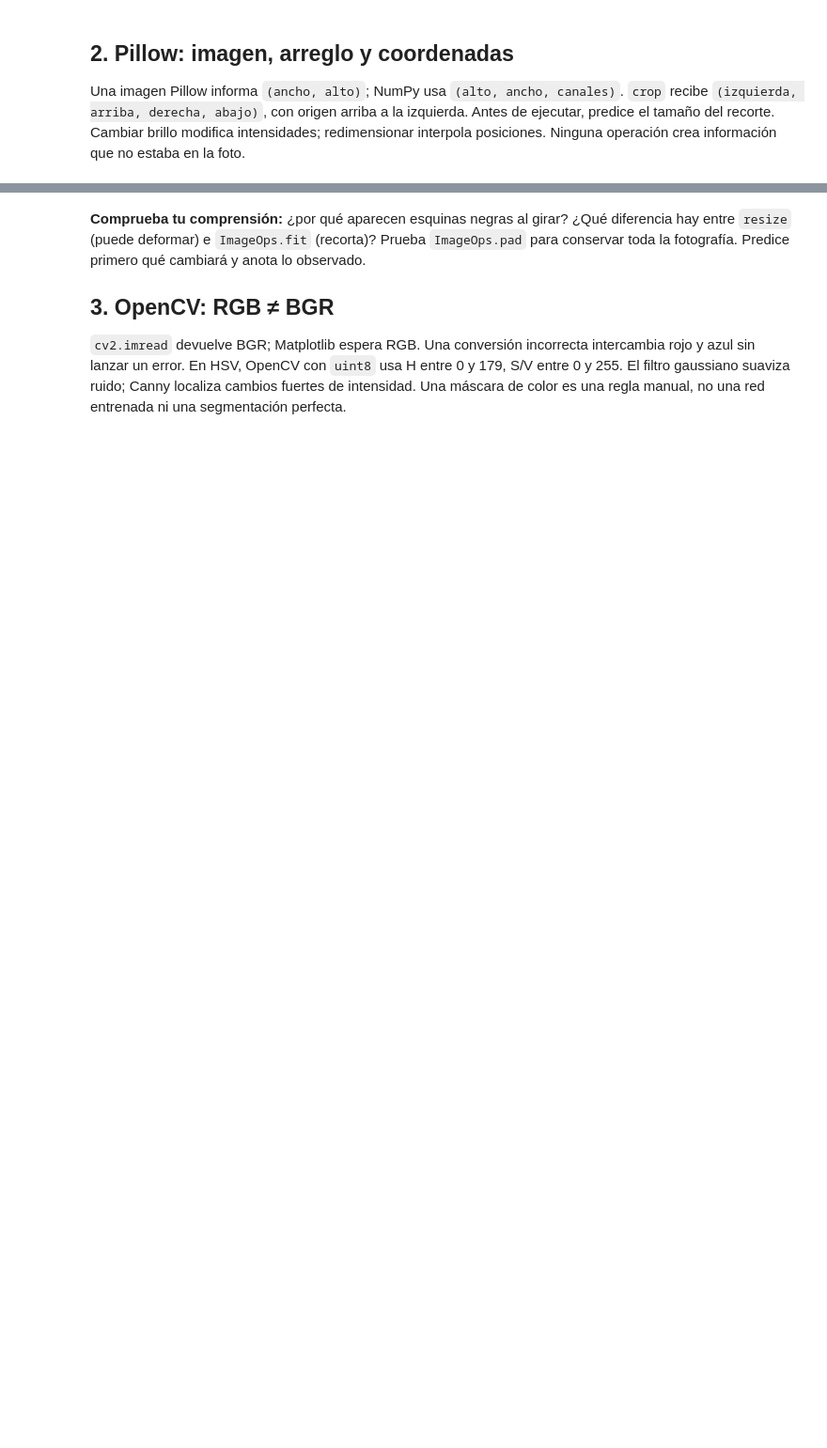
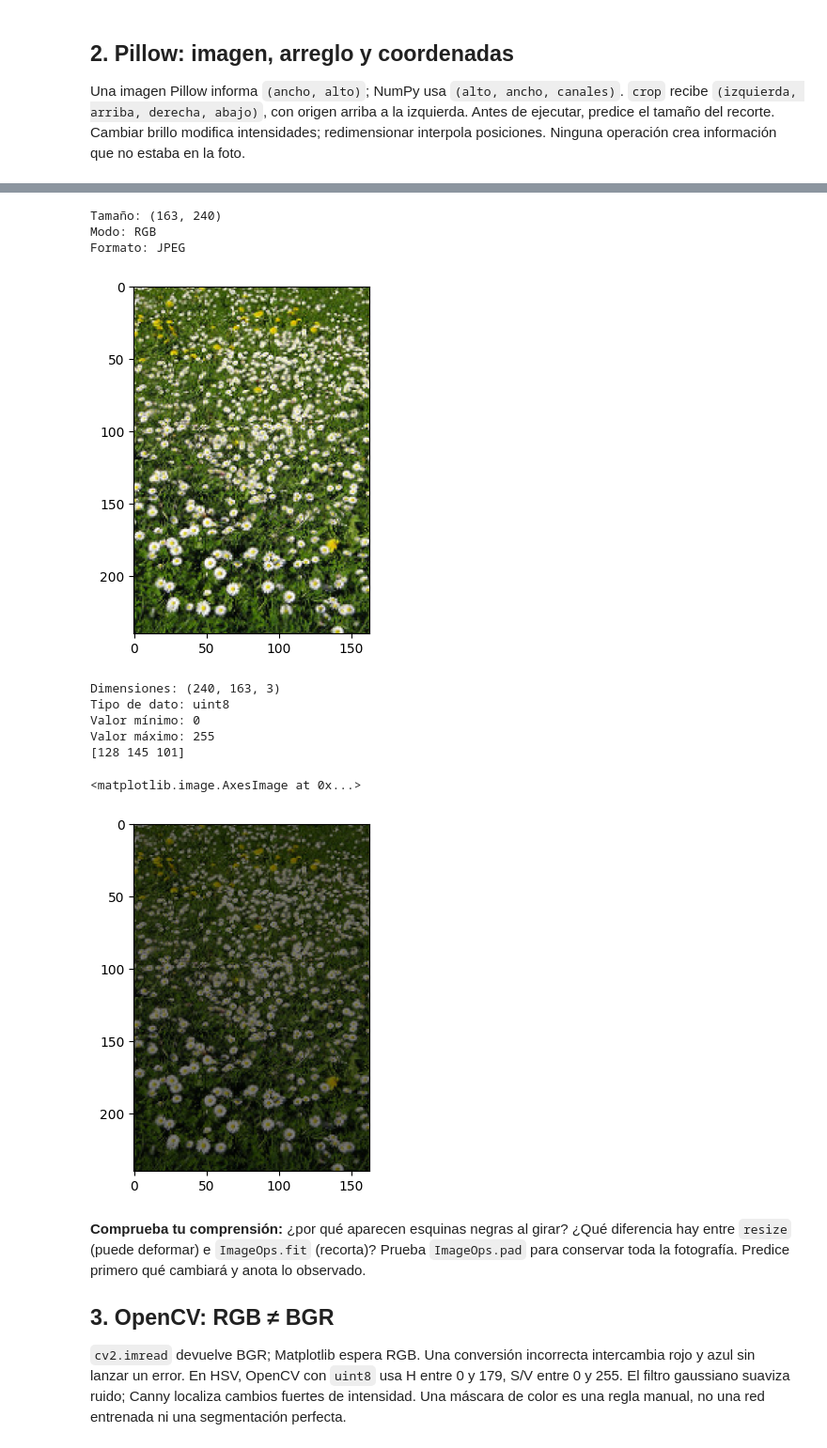
Before and after one commit to davidfelipegutierrrez/david-felipe-repository, a Jupyter notebook: curso_2026_2/trabajo_autonomo_4h/01_pillow_opencv_cnn.ipynb, the cells around one changed output, grey strips where cells are left out. Shown at 94% size. Saved outputs shown, nothing was run; the diff lists cells and outputs as text; code cells hidden in the pictures; blank space fills up the shorter version.

```diff
--- a/curso_2026_2/trabajo_autonomo_4h/01_pillow_opencv_cnn.ipynb
+++ b/curso_2026_2/trabajo_autonomo_4h/01_pillow_opencv_cnn.ipynb
@@ -254,3 +254,64 @@ Pillow: (320, 240) RGB NumPy: (240, 320, 3)
+# %%
+# Abrir una imagen
+ruta = carpeta / ids[idx_train[3]]
+
+foto = Image.open(ruta)
+print("Tamaño:", foto.size)
+print("Modo:", foto.mode)
+print("Formato:", foto.format)
+# Mostrar la imagen
+plt.imshow(foto)
+#plt.axis("off")
+plt.show()
+#conversion a matriz
+imagen = np.asarray(foto)
+
+print("Dimensiones:", imagen.shape)
+print("Tipo de dato:", imagen.dtype)
+print("Valor mínimo:", imagen.min())
+print("Valor máximo:", imagen.max())
+print(imagen[40, 60])
+
+#funciones pillow
+ancho, alto = foto.size
+
+recorte = foto.crop((
+    ancho//4,
+    alto//4,
+    3*ancho//4,
+    3*alto//4
+))
+plt.imshow(recorte)
+
+#redimensionar
+nueva = foto.resize((160, 160))
+plt.imshow(nueva)
+
+pequena = ImageOps.fit(
+    foto,
+    (160, 160),
+    method=Image.Resampling.LANCZOS
+)
+
+#rotar
+rotar= foto.rotate(25, resample=Image.Resampling.BICUBIC)
+plt.imshow(rotar)
+
+#cambiar brillo
+brillo=ImageEnhance.Brightness(foto).enhance(0.5)
+plt.imshow(brillo)
+# %% [output]
+Tamaño: (163, 240)
+Modo: RGB
+Formato: JPEG
+[figure, added]
+Dimensiones: (240, 163, 3)
+Tipo de dato: uint8
+Valor mínimo: 0
+Valor máximo: 255
+[128 145 101]
+<matplotlib.image.AxesImage at 0x...>
+[figure, added]
 # %% [markdown]
 **Comprueba tu comprensión:** ¿por qué aparecen esquinas negras al girar? ¿Qué diferencia
 hay entre `resize` (puede deformar) e `ImageOps.fit` (recorta)? Prueba `ImageOps.pad` para
```
Also changed, not shown: parts of 3 cells of this notebook.
